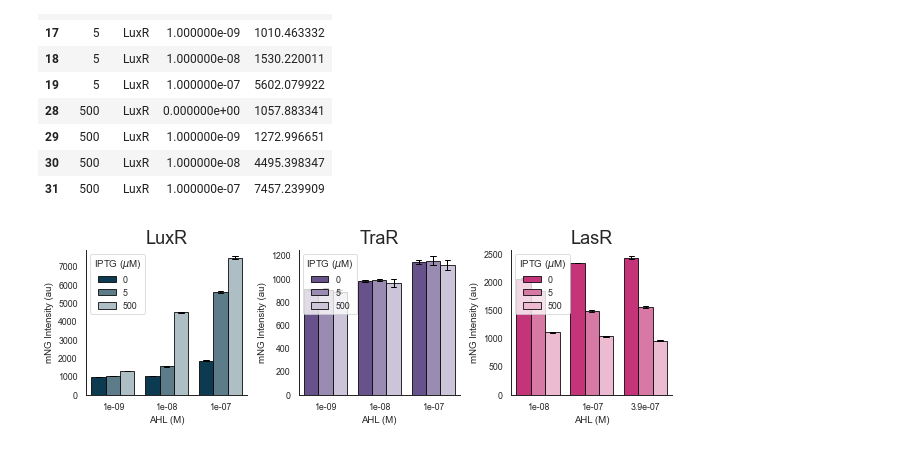
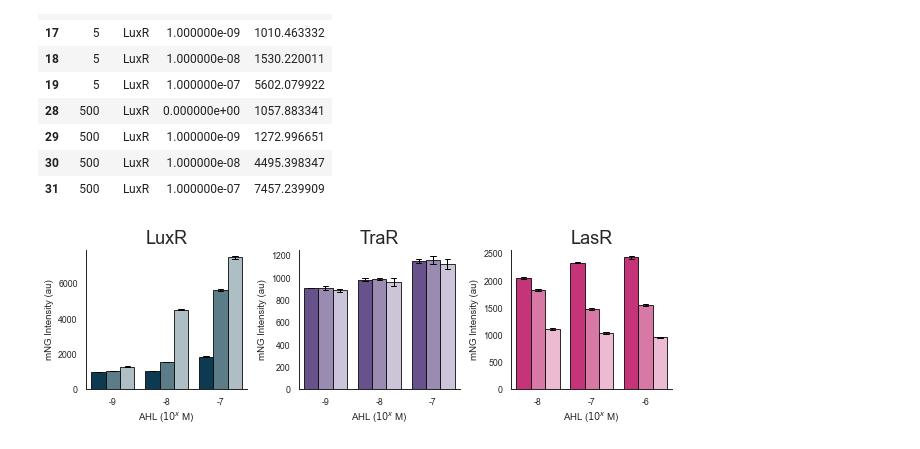
Before and after one commit to Jsakkos/cyano-sync, a Jupyter notebook: notebooks/cross-activation.ipynb, the cells around one changed output. Saved outputs shown, nothing was run; the diff lists cells and outputs as text; code cells hidden in the pictures.

Commit message:
Updated figure 4

```diff
--- a/notebooks/cross-activation.ipynb
+++ b/notebooks/cross-activation.ipynb
@@ -286,40 +260,20 @@ cross.loc[cross.Family=='LuxR']
 # %%
 colors = ['#003f5c','#644895','#dd1c77']
 sns.set_context('paper')
 sns.set_style('white')
 families = ['LuxR','TraR','LasR']
 locations=['upper left','upper left','upper right']
 f, axes = plt.subplots(ncols=3,figsize=(9,3))
-""" axes[0].bar(data.AHL.unique(),data.Concentration,0.7,yerr=data.STD,label='Cell Biomass',edgecolor='k',color=colors,ecolor='black', capsize=3)
-axes[0].set_xlabel('AHL type')
-axes[0].set_ylabel('Concentration (nM)') """
+
 for ax,family in zip(axes.ravel(),families):
-    sns.barplot(x='AHL',y='FITC-A',hue='IPTG',ci='sd',data=cross_mfi.loc[cross_mfi.Family==family],ax=ax,palette=AHL_cols(family,3),edgecolor='k',capsize=.1,errcolor='k',errwidth=1)
+    sns.barplot(x='logAHL',y='FITC-A',hue='IPTG',ci='sd',data=cross_mfi.loc[cross_mfi.Family==family],ax=ax,palette=AHL_cols(family,3),edgecolor='k',capsize=.1,errcolor='k',errwidth=1)
     ax.set_title(family,fontsize=18)
-    ax.legend(title=r'IPTG ($\mu$M)',loc='upper left')
-    ax.set_xlabel('AHL (M)')
+    ax.legend_.remove()
+    #ax.legend(title=r'IPTG ($\mu$M)',loc='upper left')
+    ax.set_xlabel(r'AHL ($10^x$ M)')
     ax.set_ylabel('mNG Intensity (au)')
-""" sns.barplot(x='AHL',y='FITC-A',hue='IPTG',ci='sd',data=cross_mfi.loc[cross_mfi.Family=='TraR'],ax=axes[1],palette=AHL_cols('TraR',3),edgecolor='k', capsize=.1,errcolor='k',errwidth=1)
-sns.barplot(x='AHL',y='FITC-A',hue='IPTG',ci='sd',data=cross_mfi.loc[cross_mfi.Family=='LasR'],ax=axes[2],palette=AHL_cols('LasR',3),edgecolor='k', capsize=.1,errcolor='k',errwidth=1) """
-#axes[1].bar(comparison.logAHL.unique(),comparison.loc[comparison.Family=='LuxR','Ratio'].mean())
-#f.align_ylabels()
-#fig.tight_layout()
-""" for ax, location in zip(axes.ravel(),locations):
-    ax.legend(frameon=False,title=r'IPTG ($\mu$M)',loc=location) """
-""" axes[1].set_title('LuxR',fontsize=18)
-axes[2].set_title('TraR',fontsize=18)
-axes[3].set_title('LasR',fontsize=18) """
-""" for ax in axes.ravel():
-    ax.legend(frameon=False,title=r'IPTG ($\mu$M)',loc='upper left')
-    ax.set_xlabel('AHL (M)')
-    ax.set_ylabel('mNG Intensity (au)') """
-""" label_panel(axes[0],'A')
-label_panel(axes[1],'B')
-label_panel(axes[2],'C')
-label_panel(axes[3],'D') """
-
 sns.despine()
 f.tight_layout()
 f.savefig(r'../Figures/cross-activation.pdf',bbox_inches='tight')
 # %% [output]
-[figure, old version]
+[figure, new version]
```
Also changed, not shown: parts of 5 cells of this notebook, 5 other files.
